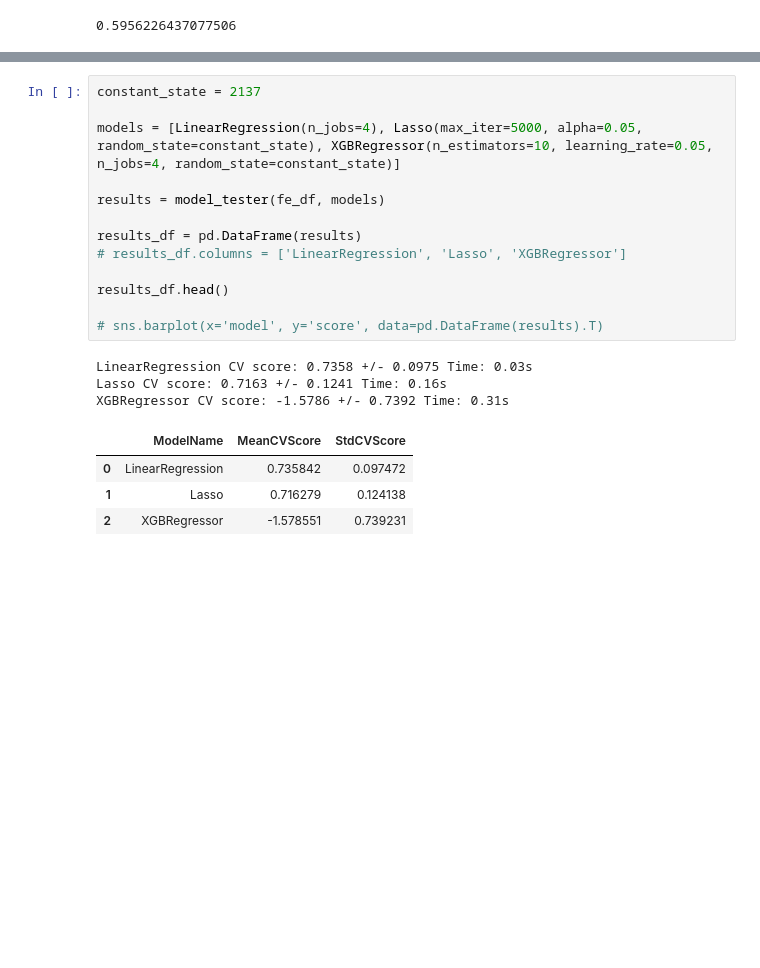
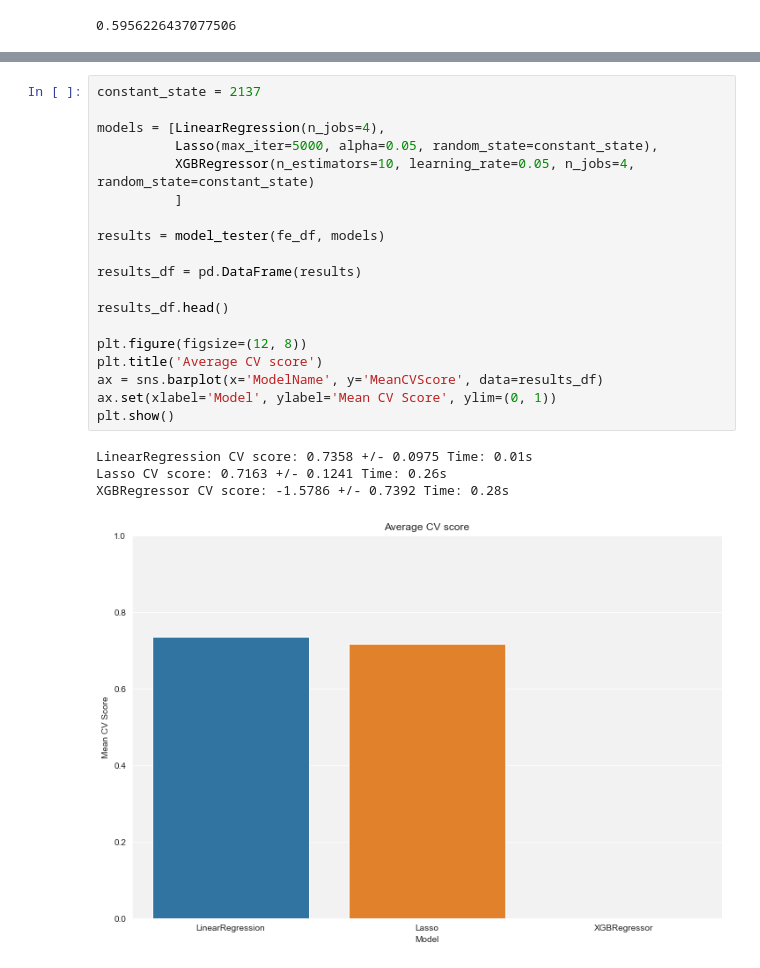
Before and after one commit to cezary17/concrete-strength-project, a Jupyter notebook: main.ipynb, the cells around one changed output, grey strips where cells are left out. Cells and saved outputs as stored; diff of their text form; blank space fills up the shorter version.

```diff
--- a/main.ipynb
+++ b/main.ipynb
@@ -179,21 +177,24 @@ def model_tester(df, models):
 # %%
 constant_state = 2137
 
-models = [LinearRegression(n_jobs=4), Lasso(max_iter=5000, alpha=0.05, random_state=constant_state), XGBRegressor(n_estimators=10, learning_rate=0.05, n_jobs=4, random_state=constant_state)]
+models = [LinearRegression(n_jobs=4),
+          Lasso(max_iter=5000, alpha=0.05, random_state=constant_state),
+          XGBRegressor(n_estimators=10, learning_rate=0.05, n_jobs=4, random_state=constant_state)
+          ]
 
 results = model_tester(fe_df, models)
 
 results_df = pd.DataFrame(results)
-# results_df.columns = ['LinearRegression', 'Lasso', 'XGBRegressor']
 
 results_df.head()
 
-# sns.barplot(x='model', y='score', data=pd.DataFrame(results).T)
+plt.figure(figsize=(12, 8))
+plt.title('Average CV score')
+ax = sns.barplot(x='ModelName', y='MeanCVScore', data=results_df)
+ax.set(xlabel='Model', ylabel='Mean CV Score', ylim=(0, 1))
+plt.show()
 # %% [output]
-LinearRegression CV score: 0.7358 +/- 0.0975 Time: 0.03s
-Lasso CV score: 0.7163 +/- 0.1241 Time: 0.16s
-XGBRegressor CV score: -1.5786 +/- 0.7392 Time: 0.31s
+LinearRegression CV score: 0.7358 +/- 0.0975 Time: 0.01s
+Lasso CV score: 0.7163 +/- 0.1241 Time: 0.26s
+XGBRegressor CV score: -1.5786 +/- 0.7392 Time: 0.28s
-|  | ModelName | MeanCVScore | StdCVScore |
-| 0 | LinearRegression | 0.735842 | 0.097472 |
-| 1 | Lasso | 0.716279 | 0.124138 |
-| 2 | XGBRegressor | -1.578551 | 0.739231 |
+[figure, added]
```
Also changed, not shown: parts of 7 cells of this notebook.
